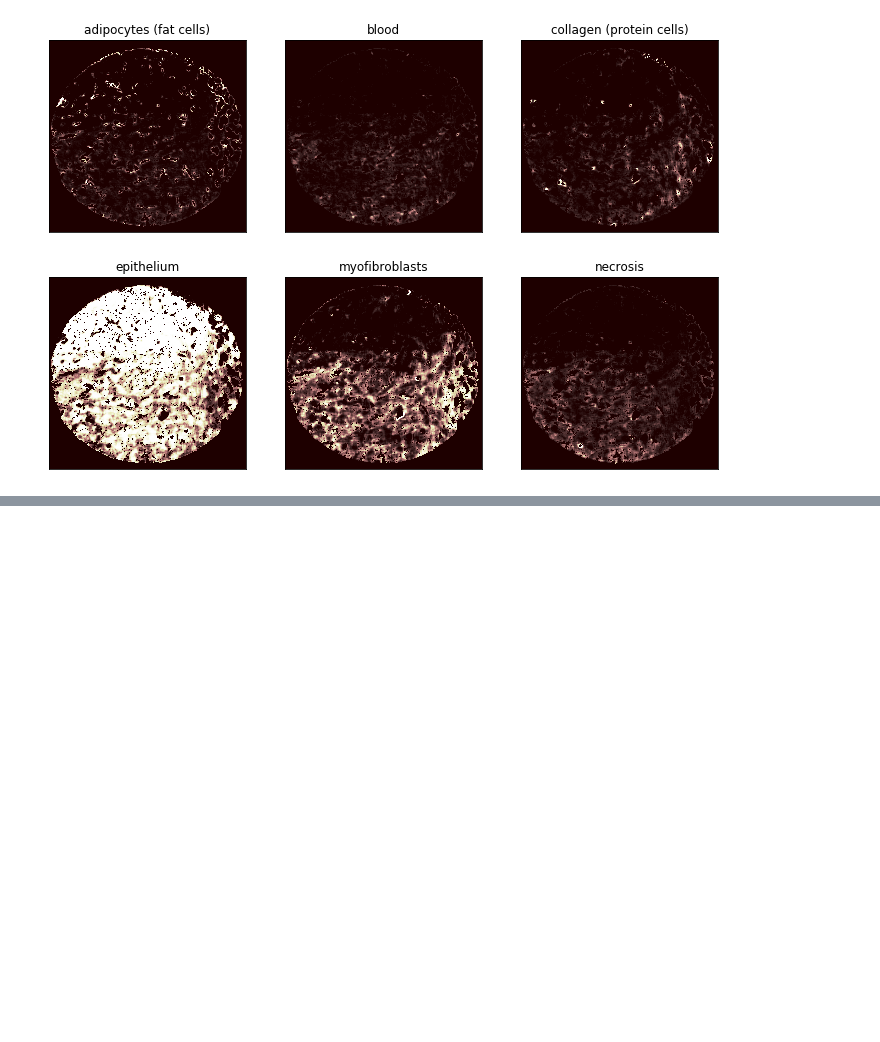
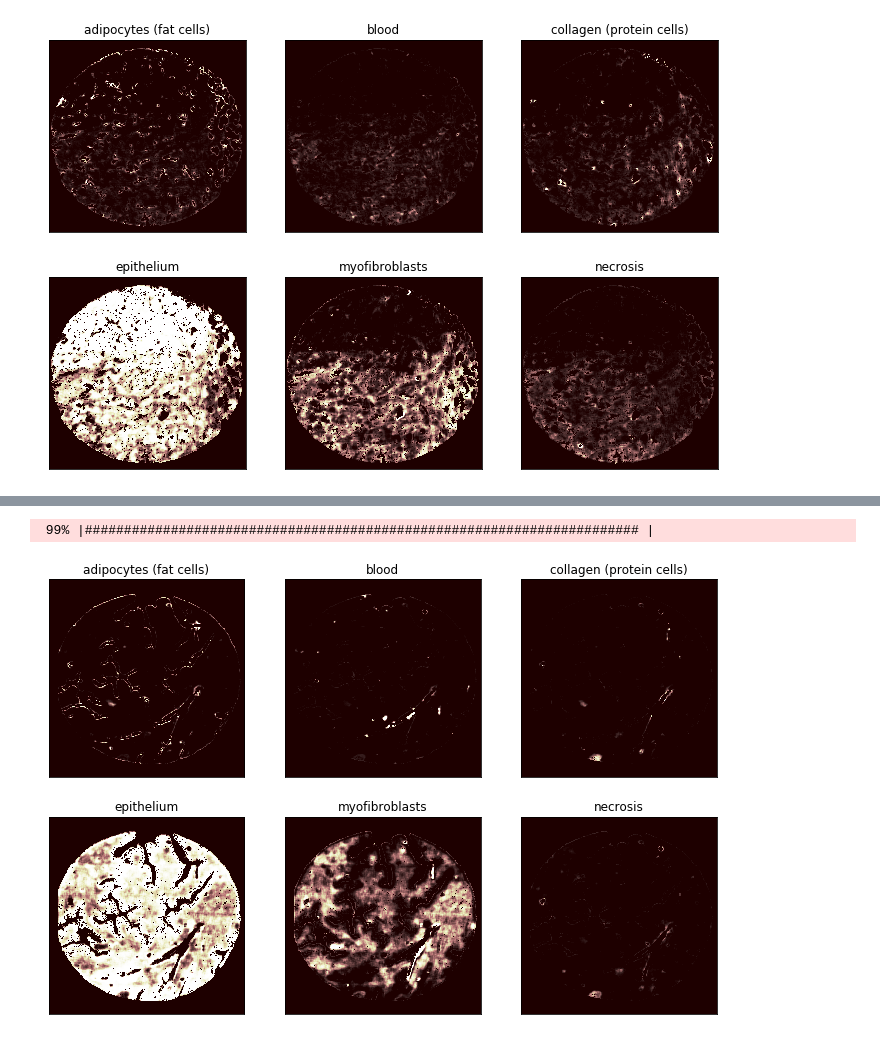
Before and after one commit to lotfollahi/Capstone_Project, a Jupyter notebook: code/predict.ipynb, the cells around one changed output, grey strips where cells are left out. Saved outputs shown, nothing was run; the diff lists cells and outputs as text; code cells hidden in the pictures; blank space fills up the shorter version.

```diff
--- a/code/predict.ipynb
+++ b/code/predict.ipynb
@@ -16,6 +16,9 @@ model = load_model('model_1_2.h5')
 # what to predict?
 crop_1_data_path = '/home/ec2-user/Capstone_Project/code/crop_1'
 crop_mask_1_path = '/home/ec2-user/Capstone_Project/code/crop_mask_1'
+# %%
+crop_2_data_path = '/home/ec2-user/Capstone_Project/code/crop_2'
+crop_mask_2_path = '/home/ec2-user/Capstone_Project/code/crop_mask_2'
 # %%
 # Check Model Architecture
 for layer in model.layers:
@@ -167,0 +180,16 @@ class_image.shape
+# %%
+prob_image_2 = cnn_classify_batch(data_path = crop_2_data_path,
+                                  masks_path = crop_mask_2_path,
+                                  crop_size = 33,
+                                  num_classes = 6,
+                                  model = model,
+                                  npixels = 100)
+# %% [output]
+ 99% |####################################################################### |
+# %%
+classes_name = ['adipocytes (fat cells)','blood','collagen (protein cells)',\
+                'epithelium','myofibroblasts','necrosis']
+fig, axs = plt.subplots(2, 3, figsize=(12, 8))
+prob_image_plot(prob_image_2, axs, num_classes = 6, classes_name = classes_name , color='pink')
+# %% [output]
+[figure, added]
```
Also changed, not shown: parts of 10 cells of this notebook, 3 other files.
